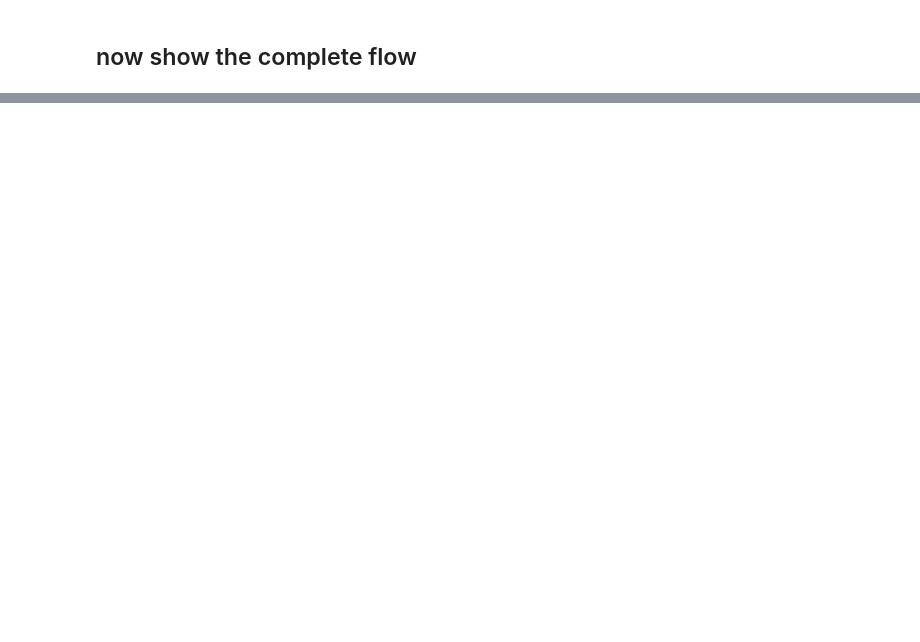
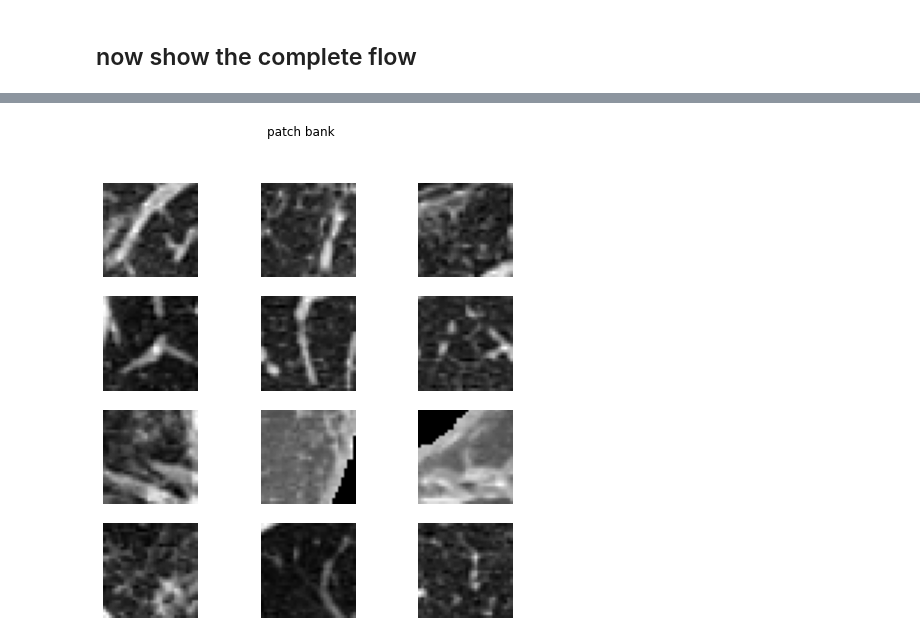
Before and after one commit to CoronaWhy/lunglens, a Jupyter notebook: lib-src/03_segment.ipynb, the cells around one changed output, grey strips where cells are left out. Cells and saved outputs as stored; diff of their text form; code cells hidden in the pictures; blank space fills up the shorter version.

Commit message:
added demonstration of suggested augmentation

```diff
--- a/lib-src/03_segment.ipynb
+++ b/lib-src/03_segment.ipynb
@@ -368,0 +372,90 @@ good_labels: [2, 3, 4]
+# %%
+    # parameters
+    slice_size = 512
+    sub_patch_size = 32
+    patch_size = 32
+    target_size = (128, 96)
+    assert patch_size % sub_patch_size == 0
+    assert target_size[0] % patch_size == 0
+    assert target_size[1] % patch_size == 0
+
+    # randomly select scan and slices
+    ds_dir = Path('../data/prepared/osic-pulmonary-fibrosis-progression')
+    all_files = list(ds_dir.rglob('ID0*'))
+    random_scan = random.choice(all_files)
+    random_slices = np.random.choice(range(len(list(random_scan.rglob('*')))), 4)
+
+    # make score map for patches
+    patch_start_coor = np.arange(0, slice_size-sub_patch_size+1, sub_patch_size, dtype=int)
+    patch_score = np.zeros((len(random_slices), len(patch_start_coor), len(patch_start_coor)))
+    masked_slices = np.zeros((len(random_slices), slice_size, slice_size))
+    for slice_idx, random_slice in enumerate(random_slices):
+        scan = prepare_scan(str(random_scan), slice_size=slice_size, \
+                            window=[-600, 900], show_stages=False, slice_idx=random_slice)
+        mask = make_lungmask(scan[0], display=False)
+        masked_slices[slice_idx] = scan * mask
+        #patches, positions = get_patches(scan[slice_idx], mask, \
+        #                                 patch_size=sub_patch_size, min_occupancy=0.32, show_tiling=True)
+        for i0, c0 in enumerate(patch_start_coor):
+            for i1, c1 in enumerate(patch_start_coor):
+                patch_score[slice_idx, i0, i1] = mask[c0:c0+patch_size, c1:c1+patch_size].sum()
+    # fix scores and introduce randomness
+    patch_score = patch_score / (patch_size ** 2)
+    patch_score = np.sqrt(patch_score) * 0.95 + 0.05
+    patch_score *= np.random.uniform(low=0.5, high=1, size=patch_score.shape)
+    # select patches
+    patches, patch_positions = [], []
+    for i in range(int(np.prod(target_size) / (patch_size ** 2))):
+        next_idx = np.unravel_index(patch_score.argmax(), patch_score.shape)
+        patch_score[next_idx] = 0
+        i0, i1 = patch_start_coor[next_idx[1]], patch_start_coor[next_idx[2]]
+        patches.append(masked_slices[next_idx[0], i0:i0+patch_size, i1:i1+patch_size])
+        patch_positions.append([next_idx[0], i0, i1])
+    #
+    fig, ax = plt.subplots(int(target_size[0]/patch_size), int(target_size[1]/patch_size), figsize=[8, 8])
+    i0, i1 = 0, 0
+    for patch in patches:
+        ax[i0, i1].imshow(patch, cmap='gray')
+        ax[i0, i1].axis('off')
+        i1 = (i1 + 1) % int(target_size[1]/patch_size)
+        i0 += 1 if i1==0 else 0
+    fig.suptitle('patch bank')
+    plt.show()
+    #
+    # now do the augmentation
+    #
+    aug = []
+    patch_shift_range = int(patch_size/8)
+    for idx_aug in range(2):
+        aug_img = np.zeros(target_size)
+        order = np.random.permutation(len(patch_positions))
+        #print(order)
+        i_src = 0
+        for tgt_i0 in range(0, target_size[0]-1, patch_size):
+            for tgt_i1 in range(0, target_size[1]-1, patch_size):
+                position = patch_positions[order[i_src]]
+                idx_src_slice = position[0]
+                (i0_src, i1_src) = position[1:3]
+                # transhorm: random shift
+                i0_src += np.random.randint(low=-patch_shift_range, high=patch_shift_range)
+                i1_src += np.random.randint(low=-patch_shift_range, high=patch_shift_range)
+                patch_src = masked_slices[idx_src_slice, i0_src:i0_src+patch_size, i1_src:i1_src + patch_size]
+                # transform: rotations & flips
+                flip = np.random.normal(loc=0, size=2) > 0
+                if flip[0]:
+                    patch_arc = np.flip(patch_src, axis=0)
+                if flip[1]:
+                    patch_src = np.flip(patch_src, axis=1)
+                #
+                aug_img[tgt_i0:tgt_i0+patch_size, tgt_i1:tgt_i1 + patch_size] = patch_src
+                i_src += 1
+        aug.append(aug_img)
+    #
+    print('\n\n')
+    fig, ax = plt.subplots(1, 2, figsize=[8, 6])
+    ax[0].imshow(aug[0], cmap='gray')
+    ax[1].imshow(aug[1], cmap='gray')
+    fig.suptitle('2 augmentations')
+    plt.show()
+# %% [output]
+[figure, added]
```
Also changed, not shown: parts of 9 cells of this notebook.
